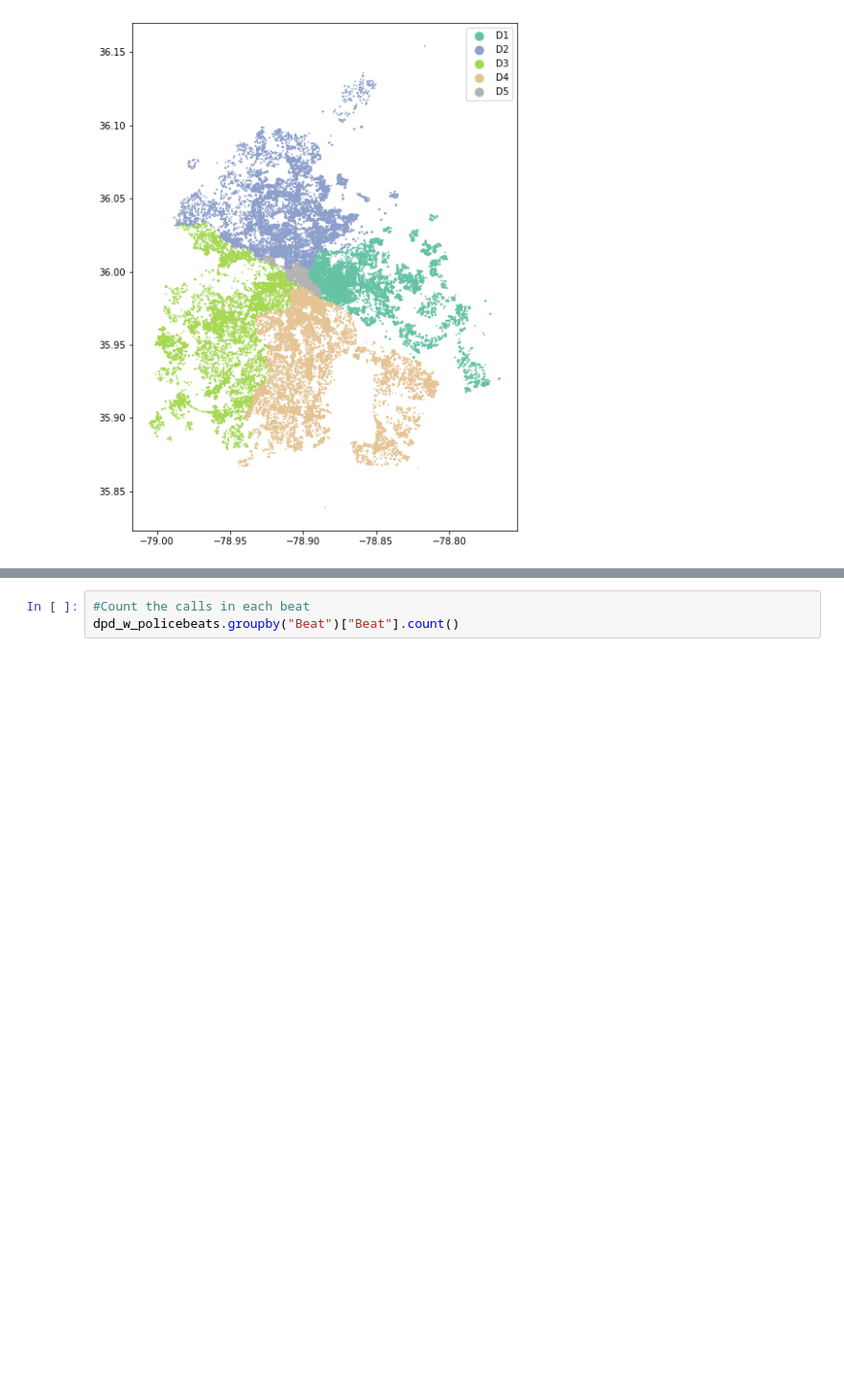
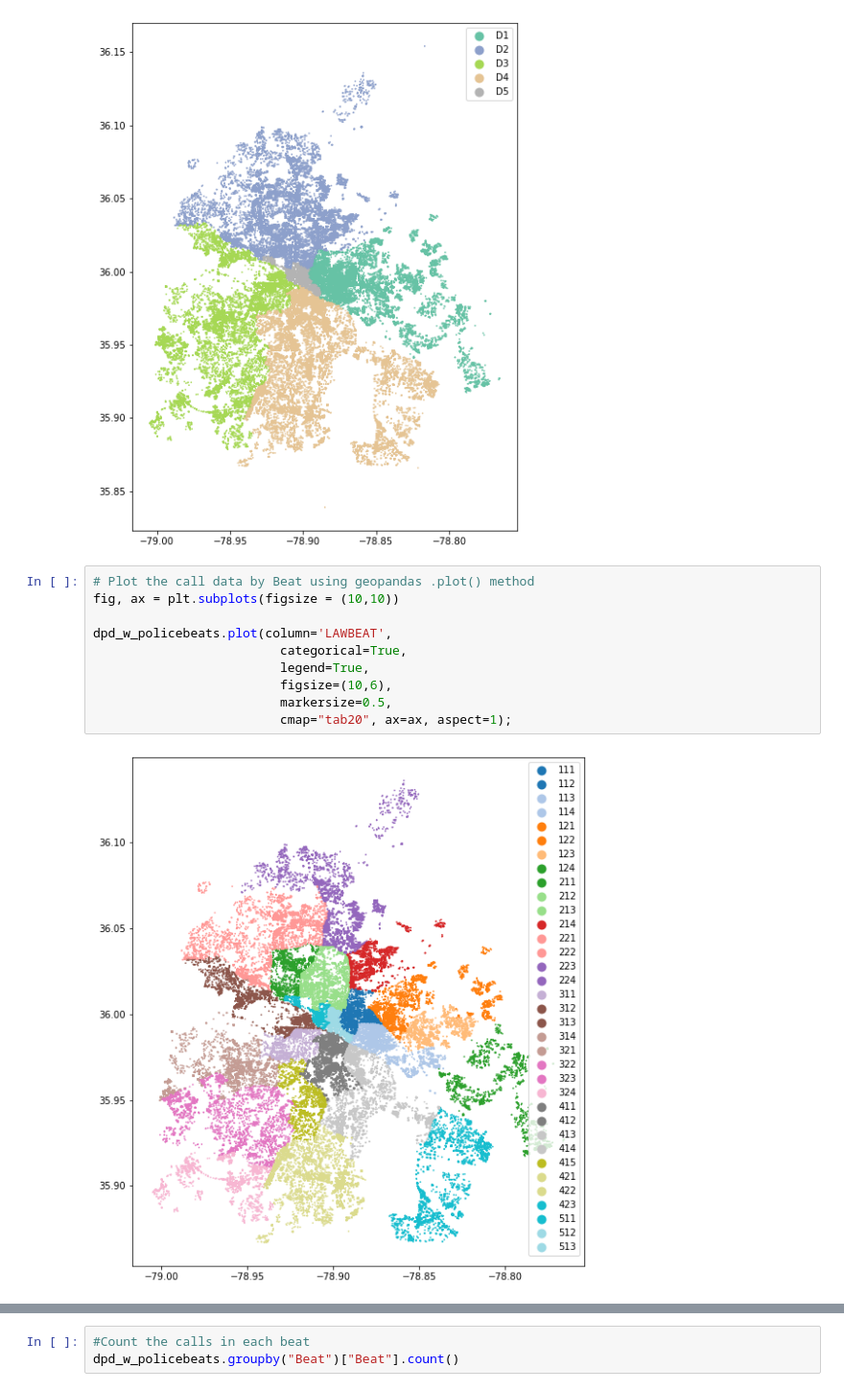
Before and after one commit to sadiesheridan/dataplus-project27-community-safety-durham, a Jupyter notebook: 10_code/EDA.ipynb, the cells around one changed output, grey strips where cells are left out. Shown at 96% size. Drawn from its saved outputs; the diff is of its cells as text; blank space fills up the shorter version.

```diff
--- a/10_code/EDA.ipynb
+++ b/10_code/EDA.ipynb
@@ -277,3 +277,15 @@ dpdcalls.plot(column='District',
                          cmap="Set2", ax=ax, aspect=1);
 # %% [output]
 [figure]
+# %%
+# Plot the call data by Beat using geopandas .plot() method
+fig, ax = plt.subplots(figsize = (10,10))
+
+dpd_w_policebeats.plot(column='LAWBEAT',
+                         categorical=True,
+                         legend=True,
+                         figsize=(10,6),
+                         markersize=0.5,
+                         cmap="tab20", ax=ax, aspect=1);
+# %% [output]
+[figure, added]
```
Also changed, not shown: parts of 2 cells of this notebook.
